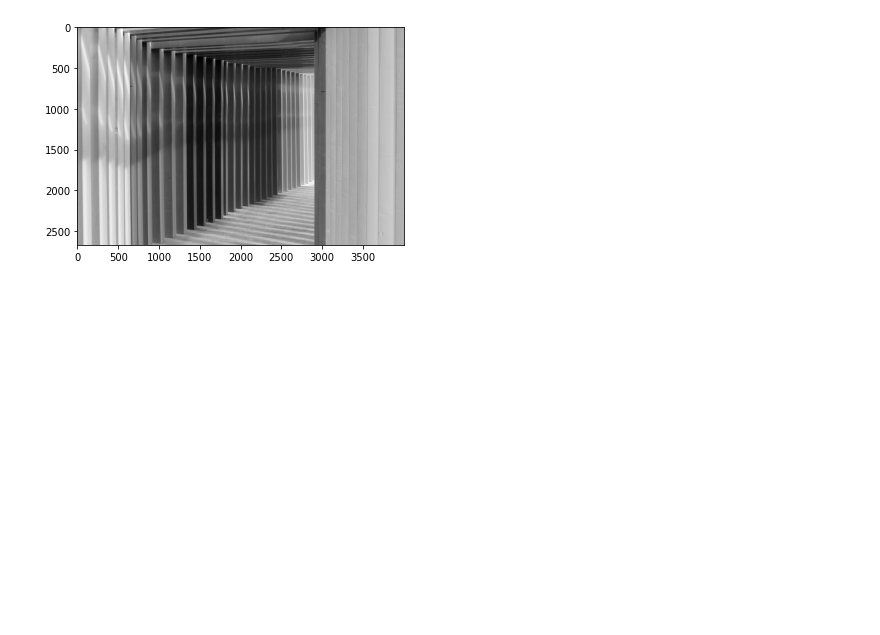
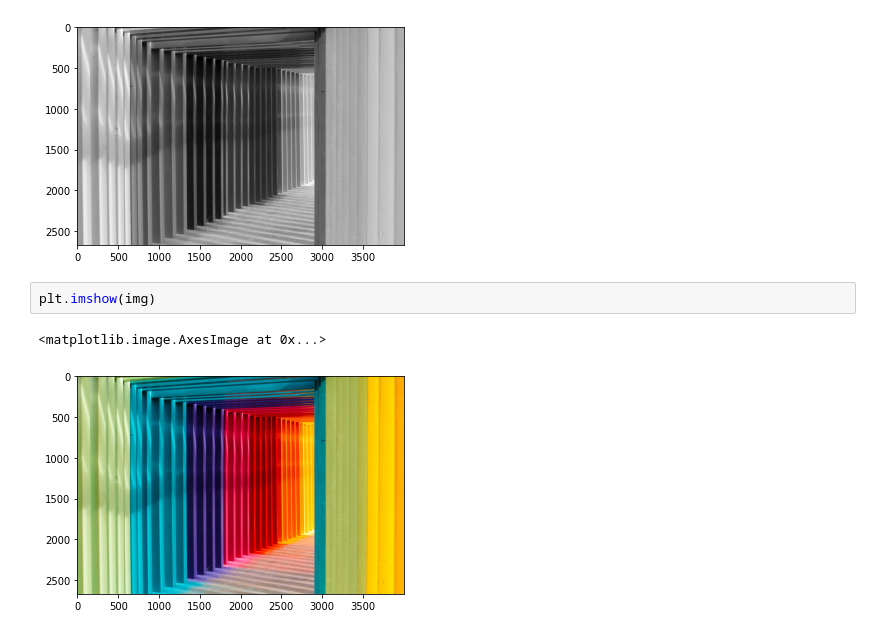
Before and after one commit to Kartik-Chaurasiya/Coding-Problems, a Jupyter notebook: Color_to_Black&White.ipynb, the cells around one changed output. Drawn from its saved outputs; the diff is of its cells as text; blank space fills up the shorter version.

```diff
--- a/Color_to_Black&White.ipynb
+++ b/Color_to_Black&White.ipynb
@@ -44,3 +44,8 @@ plt.savefig('gimg2.png')
 plt.show()
 # %% [output]
 [figure]
+# %%
+plt.imshow(img)
+# %% [output]
+<matplotlib.image.AxesImage at 0x...>
+[figure, added]
```
